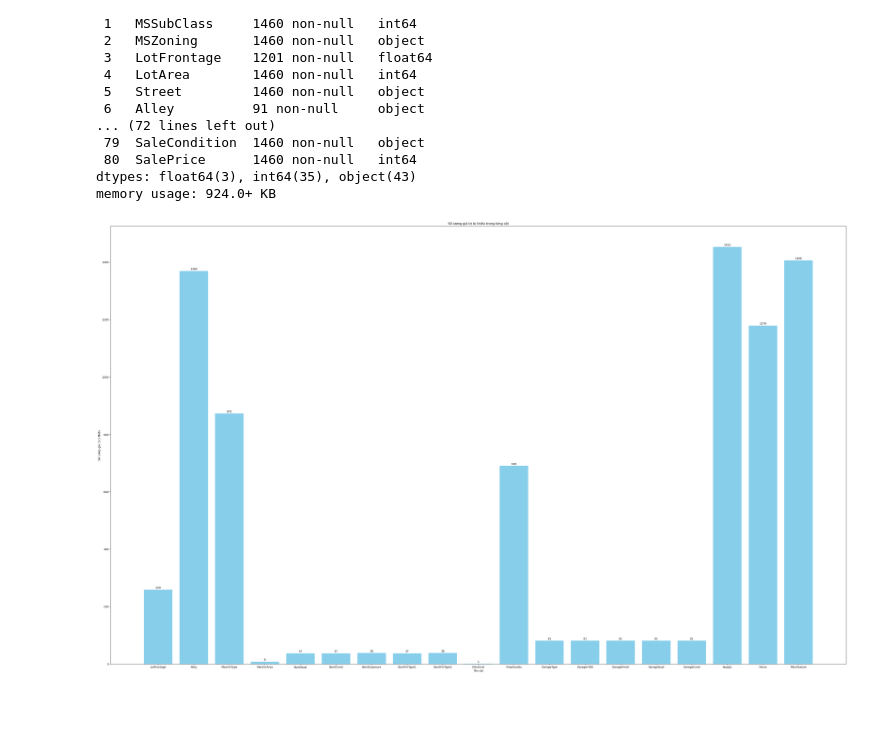
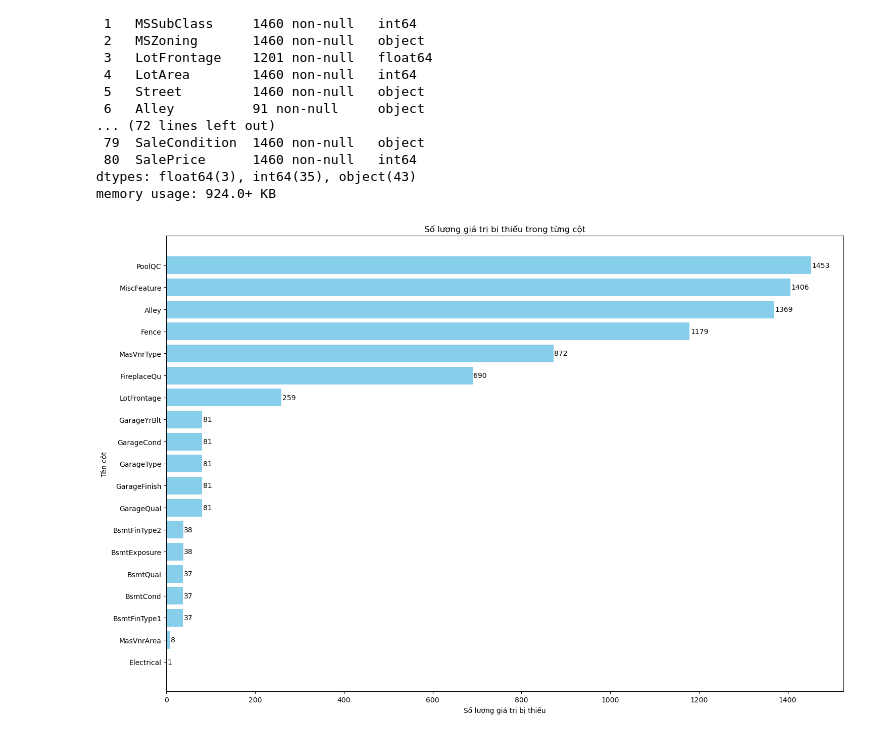
Before and after one commit to MinhNguyen-leo/SGU25_ML_GroupProject, a Jupyter notebook: Challenge2_HousePrice/house_price.ipynb, the cells around one changed output. Cells and saved outputs as stored; diff of their text form; code cells hidden in the pictures; blank space fills up the shorter version.

```diff
--- a/Challenge2_HousePrice/house_price.ipynb
+++ b/Challenge2_HousePrice/house_price.ipynb
@@ -49,23 +49,22 @@ Data columns (total 81 columns):
 dtypes: float64(3), int64(35), object(43)
 memory usage: 924.0+ KB
 # %%
-missing = train_df.isnull().sum()
+missing = train_df.isnull().sum().sort_values(ascending=False)
 missing = missing[missing > 0]
 
 plt.figure(figsize=(15, 10))
 bars = plt.barh(missing.index, missing.values, color='skyblue')
 plt.title('Số lượng giá trị bị thiếu trong từng cột')
 plt.xlabel('Số lượng giá trị bị thiếu')
 plt.ylabel('Tên cột')
 
-# Hiển thị giá trị bên phải mỗi thanh
 for bar in bars:
     xval = bar.get_width()
     plt.text(xval + 2, bar.get_y() + bar.get_height()/2, int(xval),
              va='center', fontsize=10)
 
-plt.gca().invert_yaxis()  # Đảo ngược trục Y để cột có nhiều missing nằm trên cùng
+plt.gca().invert_yaxis()
 plt.tight_layout()
 plt.show()
 # %% [output]
-[figure, old version]
+[figure, new version]
```
Also changed, not shown: parts of 1 cell of this notebook, 14 other files.
